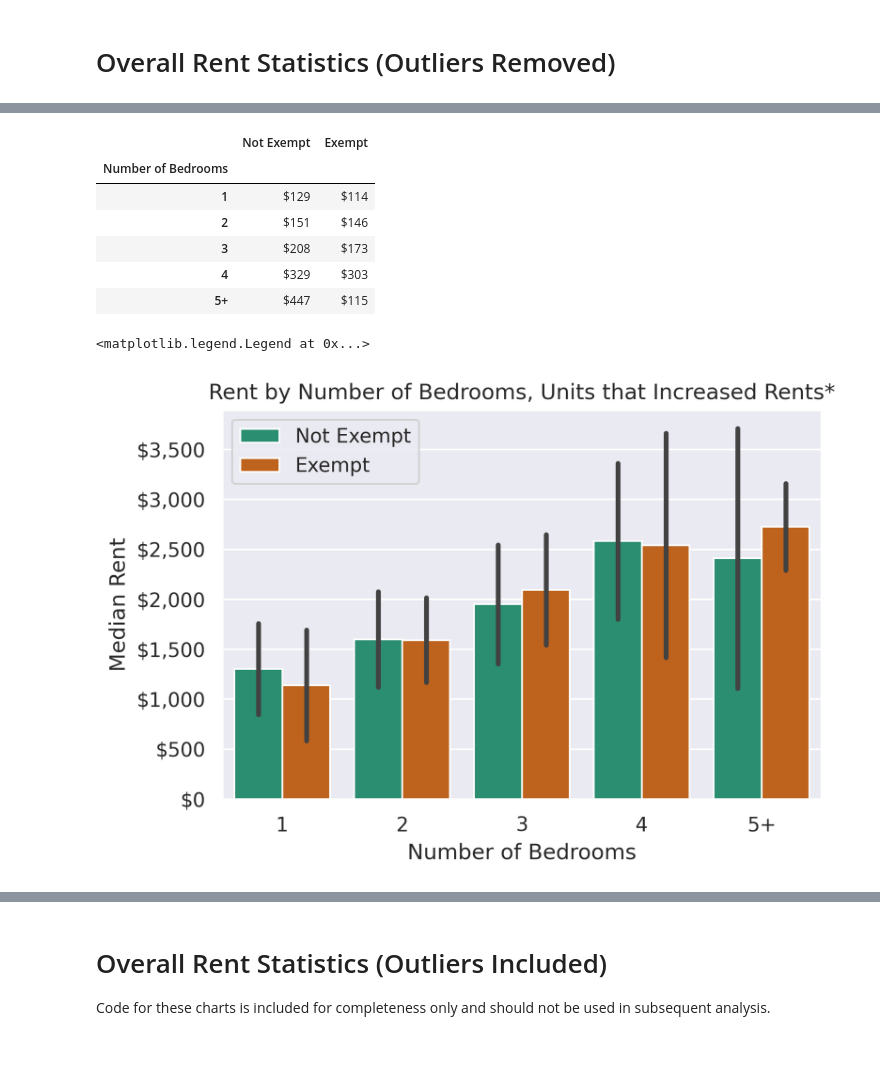
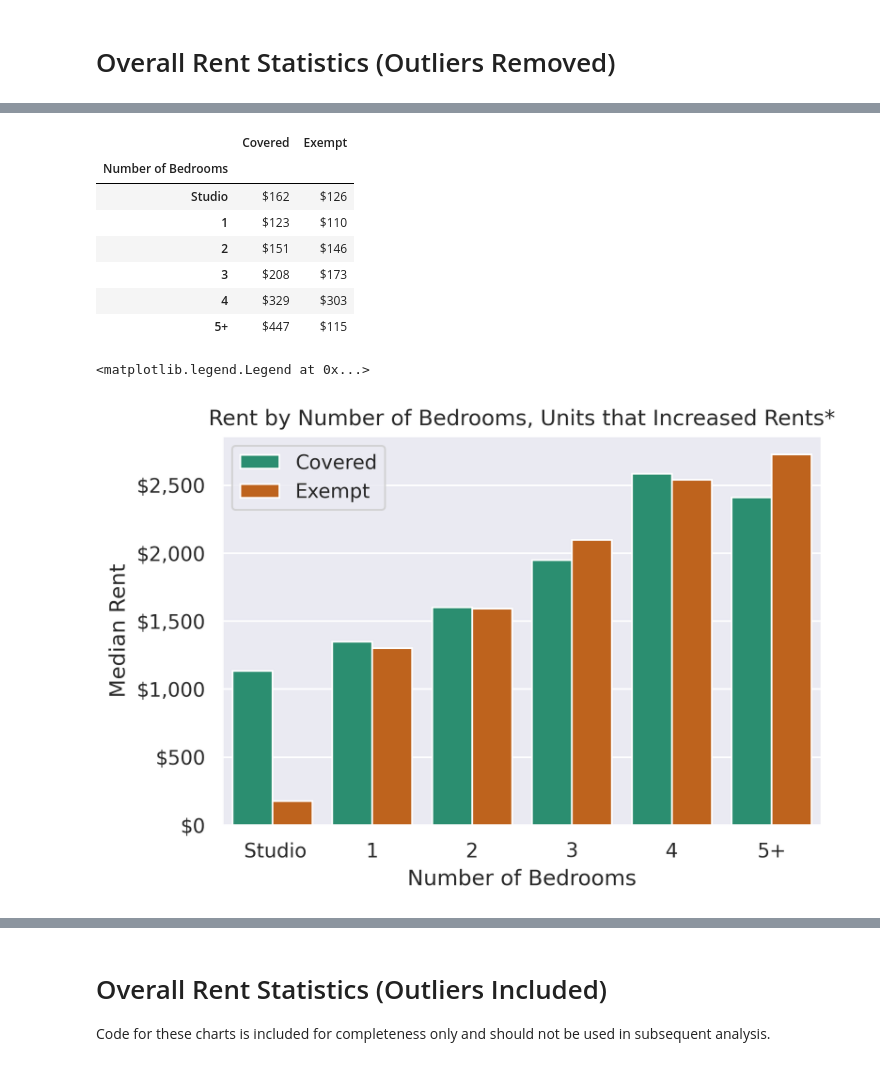
Before and after one commit to PhilipMathieu/portland-rent-board-2023, a Jupyter notebook: notebooks/2023-data.ipynb, the cells around one changed output, grey strips where cells are left out. Drawn from its saved outputs; the diff is of its cells as text; code cells hidden in the pictures.

```diff
--- a/notebooks/2023-data.ipynb
+++ b/notebooks/2023-data.ipynb
@@ -336,13 +340,14 @@ tab = pd.pivot_table(
     values="Rent_Inc",
     aggfunc=np.mean
     )
-tab.columns = ["Not Exempt", "Exempt"]
+tab.columns = ["Covered", "Exempt"]
 tab.index.name = "Number of Bedrooms"
 tab.style.format("${:,.0f}")
 # %% [output]
-|  | Not Exempt | Exempt |
+|  | Covered | Exempt |
 | Number of Bedrooms |  |  |
-| 1 | $129 | $114 |
+| Studio | $162 | $126 |
+| 1 | $123 | $110 |
 | 2 | $151 | $146 |
 | 3 | $208 | $173 |
 | 4 | $329 | $303 |
@@ -350,21 +355,21 @@ tab.style.format("${:,.0f}")
 # %%
 ax = sns.barplot(
     data=df[~df["outlier"] & (df["Rent_Inc"] > 0)].sort_values("nbrBedRms_grouped"),
     x="nbrBedRms_grouped",
     y="CurrentRent1",
     hue="exempt",
     estimator=np.median,
-    errorbar='sd'
+    errorbar=None
     )
 ax.set_title("Rent by Number of Bedrooms, Units that Increased Rents*")
 ax.set_xlabel("Number of Bedrooms")
 ax.get_yaxis().set_major_formatter(mpl.ticker.FuncFormatter(lambda x, p: '${:,}'.format(int(x))))
 ax.set_ylabel("Median Rent")
 handles, labels = ax.get_legend_handles_labels()
-ax.legend(title=None, handles=handles, labels=["Not Exempt", "Exempt"])
+ax.legend(title=None, handles=handles, labels=["Covered", "Exempt"])
 # %% [output]
 <matplotlib.legend.Legend at 0x...>
-[figure, old version]
+[figure, new version]
 # %%
 # median and standard deviation rent by number of bedrooms and exempt status, only units that increased rents
 tab = pd.pivot_table(
```
Also changed, not shown: parts of 18 cells of this notebook, 1 other file.
